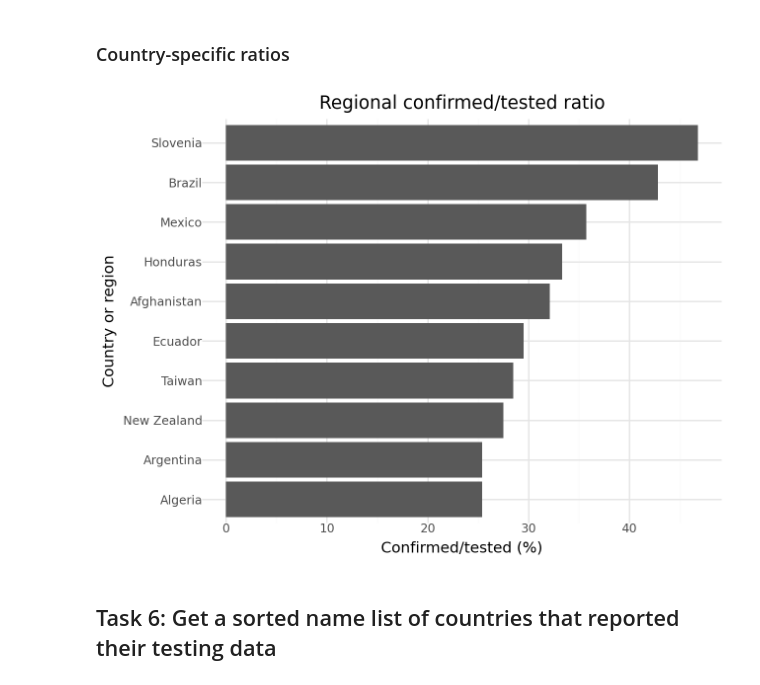
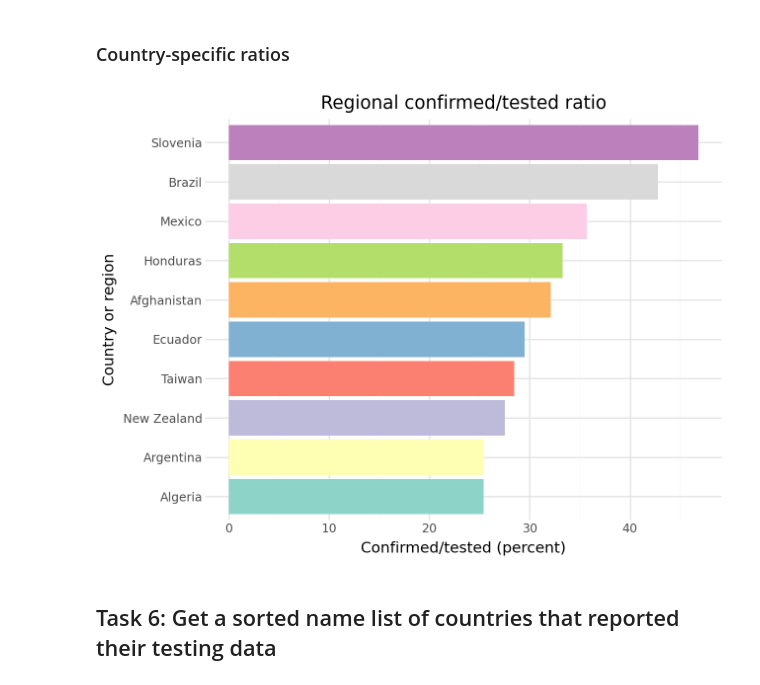
Before and after one commit to tros01/ibm_data_analyst, a Jupyter notebook: py_m5_covid-19_project.ipynb, the cells around one changed output. Drawn from its saved outputs; the diff is of its cells as text; code cells hidden in the pictures.

````diff
--- a/py_m5_covid-19_project.ipynb
+++ b/py_m5_covid-19_project.ipynb
@@ -89,7 +91,7 @@ df.head()
 ```
 # %%
 # Load up the local file
-with open("m5_covid-19.html", "r", encoding="utf-8") as f:
+with open("data/m5_covid-19.html", "r", encoding="utf-8") as f:
     html = bs(f, "html.parser")
 # %%
 # Extract the table
@@ -166,29 +168,34 @@ Percentage of all tested confirmed positive:
 # %%
 # Top 10 confirmed/tested ratio per country
 gg_df1 = df.copy()
 gg_df1 = gg_df1.sort_values("confirmed_tested_percent", ascending=False)
 gg_df1 = gg_df1.iloc[range(10)]
 
     # Construct a factor for ggplot
 gg_df1["country_or_region"] = pd.Categorical(
     gg_df1["country_or_region"],
     categories=gg_df1["country_or_region"].tolist()[::-1],
     ordered=True
 )
 
 (
-    gg.ggplot(gg_df1, mapping = gg.aes(x="country_or_region", y="confirmed_tested_percent")) +
+    gg.ggplot(gg_df1, mapping = gg.aes(x = "country_or_region", y = "confirmed_tested_percent", fill = "country_or_region")) +
     gg.geom_bar(stat="identity") +
     gg.coord_flip() +
     gg.theme_minimal() +
+        # Bar colour w/ fill arg in aes()
+    #gg.scale_fill_manual(values = ["#FF0000", "#00FF00", "#0000FF"])
+    gg.scale_fill_brewer(type="qual", palette="Set3") +
+    #gg.scale_fill_cmap(cmap_name="viridis") + # Continuous scale
     gg.labs(
         title="Regional confirmed/tested ratio",
         x="Country or region",
-        y="Confirmed/tested (%)"
-    )
+        y="Confirmed/tested (percent)"
+    ) +
+    gg.theme(legend_position = "none")
 )
 # %% [output]
-[figure, old version]
+[figure, new version]
 # %% [markdown]
 ## Task 6: Get a sorted name list of countries that reported their testing data
 # %%
````
Also changed, not shown: parts of 3 cells of this notebook.
